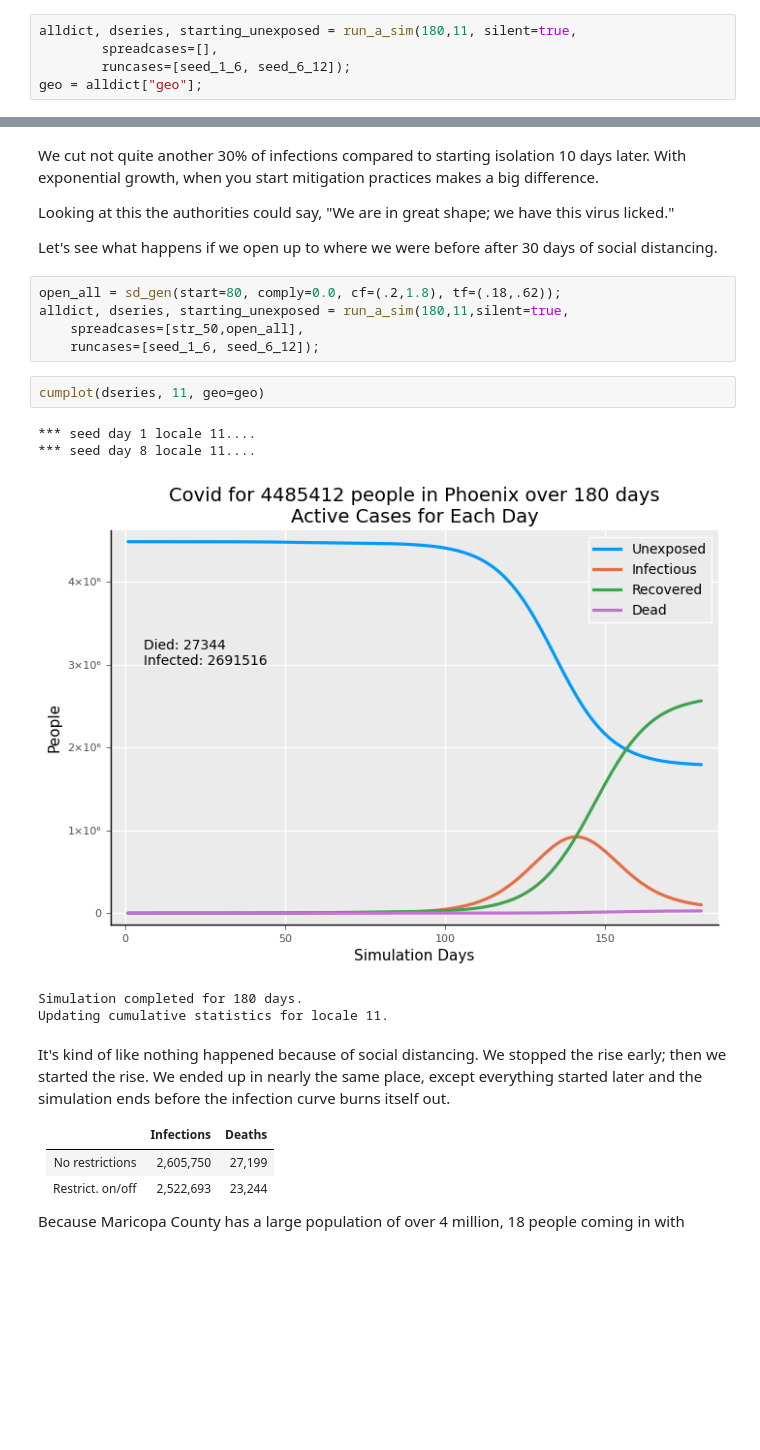
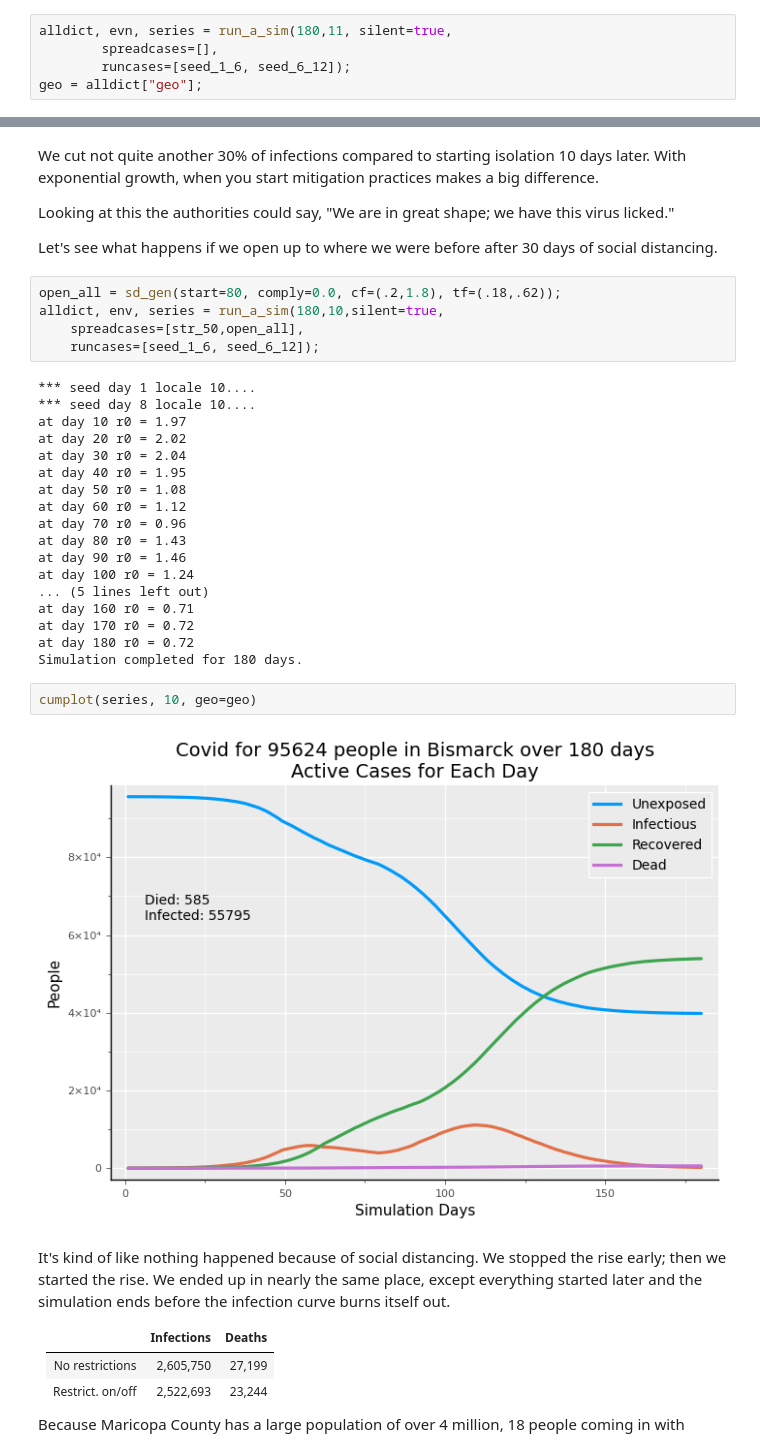
Before and after one commit to lewisl/CovidSim, a Jupyter notebook: report 1/report 1 no writeup.ipynb, the cells around one changed output, grey strips where cells are left out. Drawn from its saved outputs; the diff is of its cells as text; blank space fills up the shorter version.

```diff
--- a/report 1/report 1 no writeup.ipynb
+++ b/report 1/report 1 no writeup.ipynb
@@ -8,5 +11,5 @@ seed_6_12 = seed_case_gen(8, [0,6,6,0,0], 5, nil, agegrps)
 # %%
-alldict, dseries, starting_unexposed = run_a_sim(180,11, silent=true,
+alldict, evn, series = run_a_sim(180,11, silent=true,
         spreadcases=[],
         runcases=[seed_1_6, seed_6_12]);
 geo = alldict["geo"];
@@ -78,17 +122,31 @@ Looking at this the authorities could say, "We are in great shape; we have this
 Let's see what happens if we open up to where we were before after 30 days of social distancing.
 # %%
 open_all = sd_gen(start=80, comply=0.0, cf=(.2,1.8), tf=(.18,.62));
-alldict, dseries, starting_unexposed = run_a_sim(180,11,silent=true,
+alldict, env, series = run_a_sim(180,10,silent=true,
     spreadcases=[str_50,open_all],
     runcases=[seed_1_6, seed_6_12]);
+# %% [output]
+*** seed day 1 locale 10....
+*** seed day 8 locale 10....
+at day 10 r0 = 1.97
+at day 20 r0 = 2.02
+at day 30 r0 = 2.04
+at day 40 r0 = 1.95
+at day 50 r0 = 1.08
+at day 60 r0 = 1.12
+at day 70 r0 = 0.96
+at day 80 r0 = 1.43
+at day 90 r0 = 1.46
+at day 100 r0 = 1.24
+... (5 lines left out)
+at day 160 r0 = 0.71
+at day 170 r0 = 0.72
+at day 180 r0 = 0.72
+Simulation completed for 180 days.
 # %%
-cumplot(dseries, 11, geo=geo)
+cumplot(series, 10, geo=geo)
 # %% [output]
-*** seed day 1 locale 11....
-*** seed day 8 locale 11....
-[figure, old version]
+[figure, new version]
-Simulation completed for 180 days.
-Updating cumulative statistics for locale 11.
 # %% [markdown]
 It's kind of like nothing happened because of social distancing. We stopped the rise early; then we started the rise.
 We ended up in nearly the same place, except everything started later and the simulation ends before
```
Also changed, not shown: parts of 19 cells of this notebook, 4 other files.
